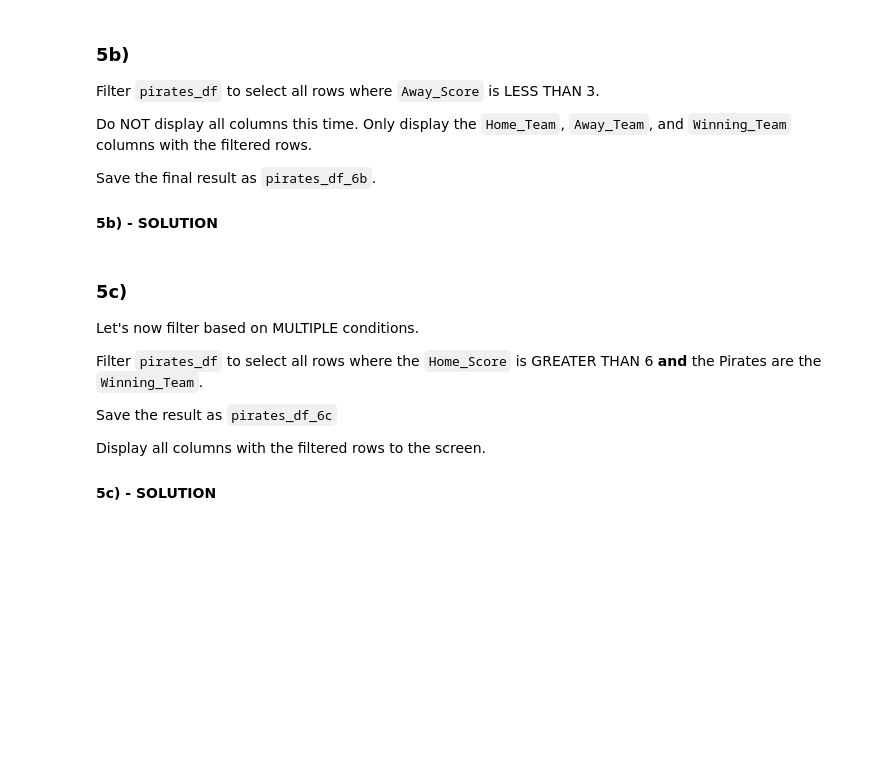
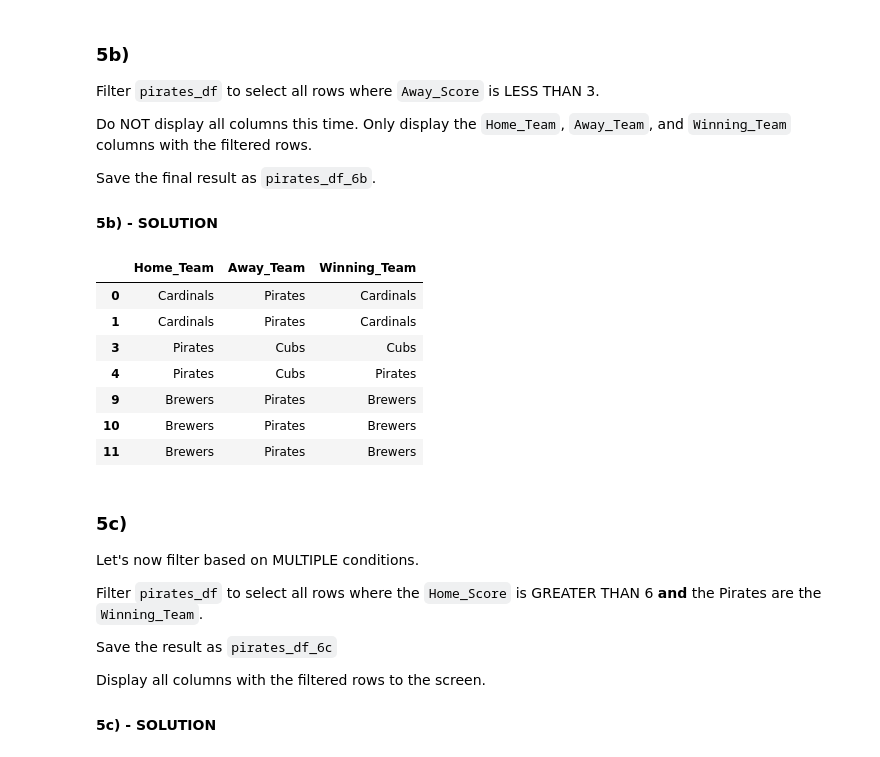
Before and after one commit to thejjeanjjorge/pitt-mds, a Jupyter notebook: CMPINF2100/Mod6/HW6.ipynb, the cells around one changed output. Cells and saved outputs as stored; diff of their text form; code cells hidden in the pictures; blank space fills up the shorter version.

```diff
--- a/CMPINF2100/Mod6/HW6.ipynb
+++ b/CMPINF2100/Mod6/HW6.ipynb
@@ -524,8 +587,17 @@ Save the final result as `pirates_df_6b`.
 
 #### 5b) - SOLUTION
 # %%
-# your code here
-raise NotImplementedError
+pirates_df_6b = pirates_df.loc[pirates_df["Away_Score"] < 3, ["Home_Team", "Away_Team", "Winning_Team"]]
+pirates_df_6b
+# %% [output]
+|  | Home_Team | Away_Team | Winning_Team |
+| 0 | Cardinals | Pirates | Cardinals |
+| 1 | Cardinals | Pirates | Cardinals |
+| 3 | Pirates | Cubs | Cubs |
+| 4 | Pirates | Cubs | Pirates |
+| 9 | Brewers | Pirates | Brewers |
+| 10 | Brewers | Pirates | Brewers |
+| 11 | Brewers | Pirates | Brewers |
 # %% [markdown]
 ### 5c)
 
```
Also changed, not shown: parts of 15 cells of this notebook.
